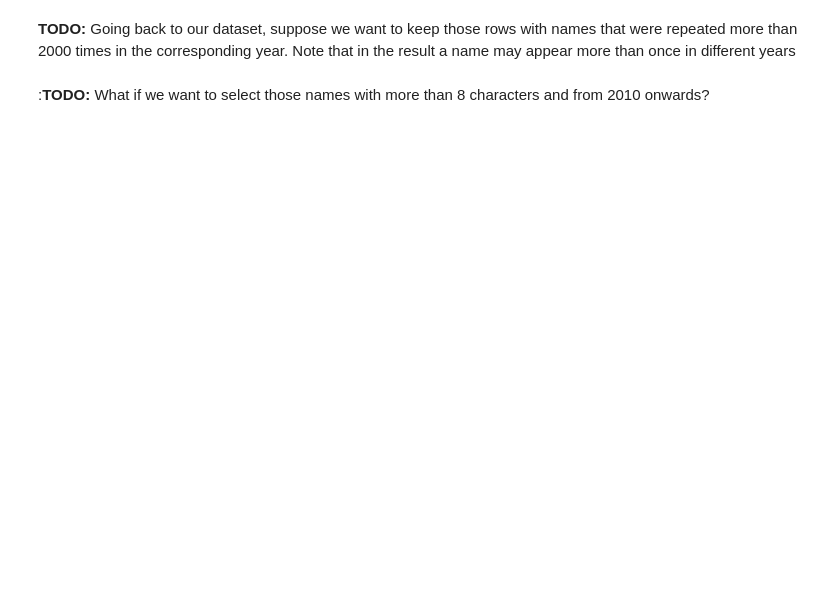
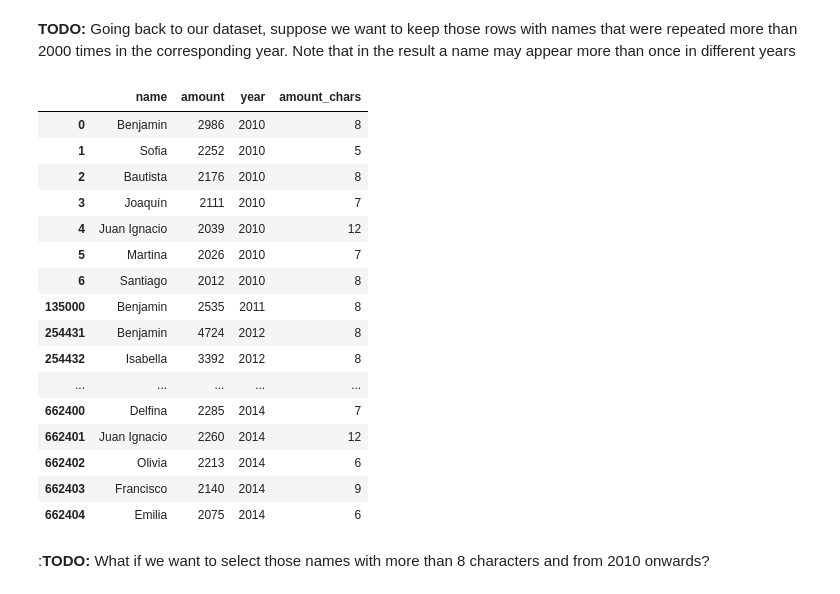
Before and after one commit to alearecuest/anyoneai-exercises-sprint_1, a Jupyter notebook: 3_1_1_PRACTICE_Pandas.ipynb, the cells around one changed output. Saved outputs shown, nothing was run; the diff lists cells and outputs as text; code cells hidden in the pictures; blank space fills up the shorter version.

```diff
--- a/3_1_1_PRACTICE_Pandas.ipynb
+++ b/3_1_1_PRACTICE_Pandas.ipynb
@@ -89,5 +191,26 @@ print(dice[dice > 3])
 **TODO:** Going back to our dataset, suppose we want to keep those rows with names that were repeated more than 2000 times in the corresponding year. Note that in the result a name may appear more than once in different years
 # %%
 # Complete this cell with your code
+# Filter rows where the amount is greater than 2000
+mask_2000 = df_names['amount'] > 2000
+df_names[mask_2000]
+# %% [output]
+|  | name | amount | year | amount_chars |
+| 0 | Benjamin | 2986 | 2010 | 8 |
+| 1 | Sofia | 2252 | 2010 | 5 |
+| 2 | Bautista | 2176 | 2010 | 8 |
+| 3 | Joaquín | 2111 | 2010 | 7 |
+| 4 | Juan Ignacio | 2039 | 2010 | 12 |
+| 5 | Martina | 2026 | 2010 | 7 |
+| 6 | Santiago | 2012 | 2010 | 8 |
+| 135000 | Benjamin | 2535 | 2011 | 8 |
+| 254431 | Benjamin | 4724 | 2012 | 8 |
+| 254432 | Isabella | 3392 | 2012 | 8 |
+| ... | ... | ... | ... | ... |
+| 662400 | Delfina | 2285 | 2014 | 7 |
+| 662401 | Juan Ignacio | 2260 | 2014 | 12 |
+| 662402 | Olivia | 2213 | 2014 | 6 |
+| 662403 | Francisco | 2140 | 2014 | 9 |
+| 662404 | Emilia | 2075 | 2014 | 6 |
 # %% [markdown]
 :**TODO:** What if we want to select those names with more than 8 characters and from 2010 onwards?
```
Also changed, not shown: parts of 25 cells of this notebook.
